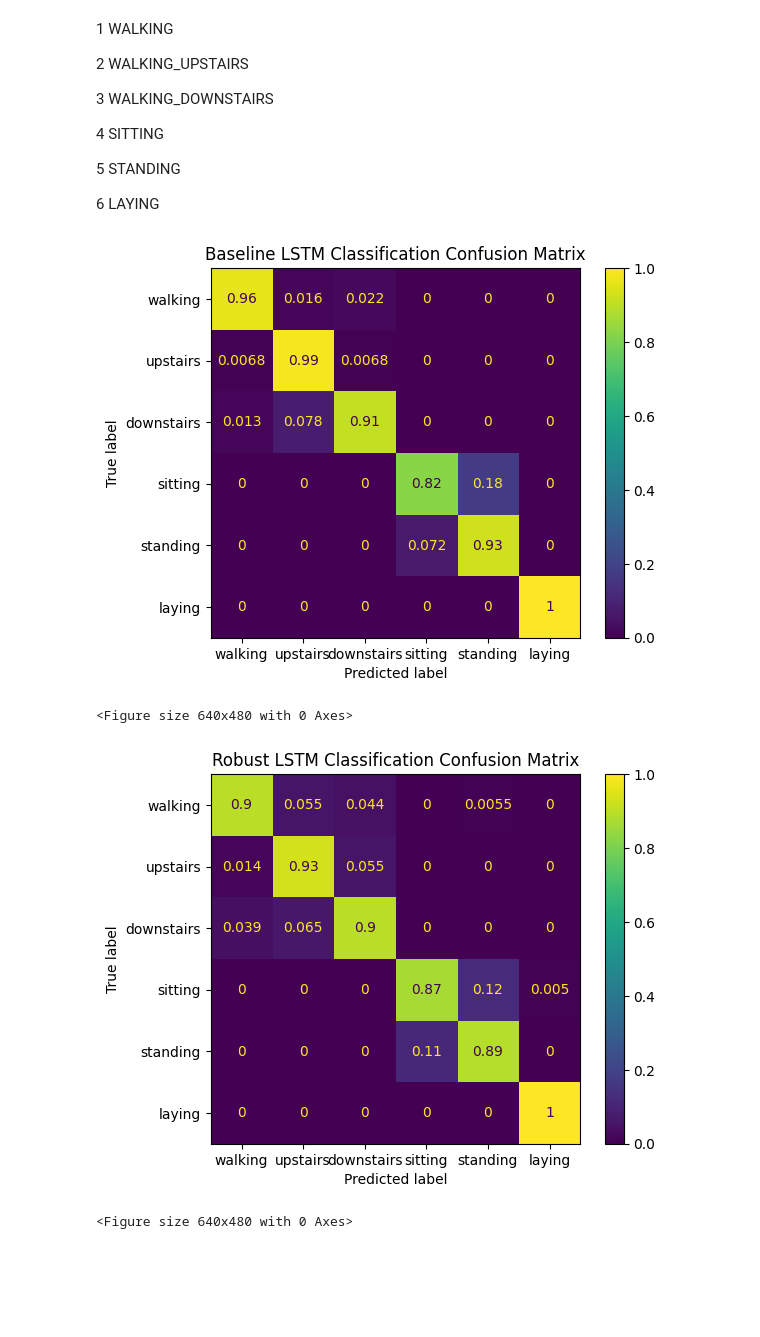
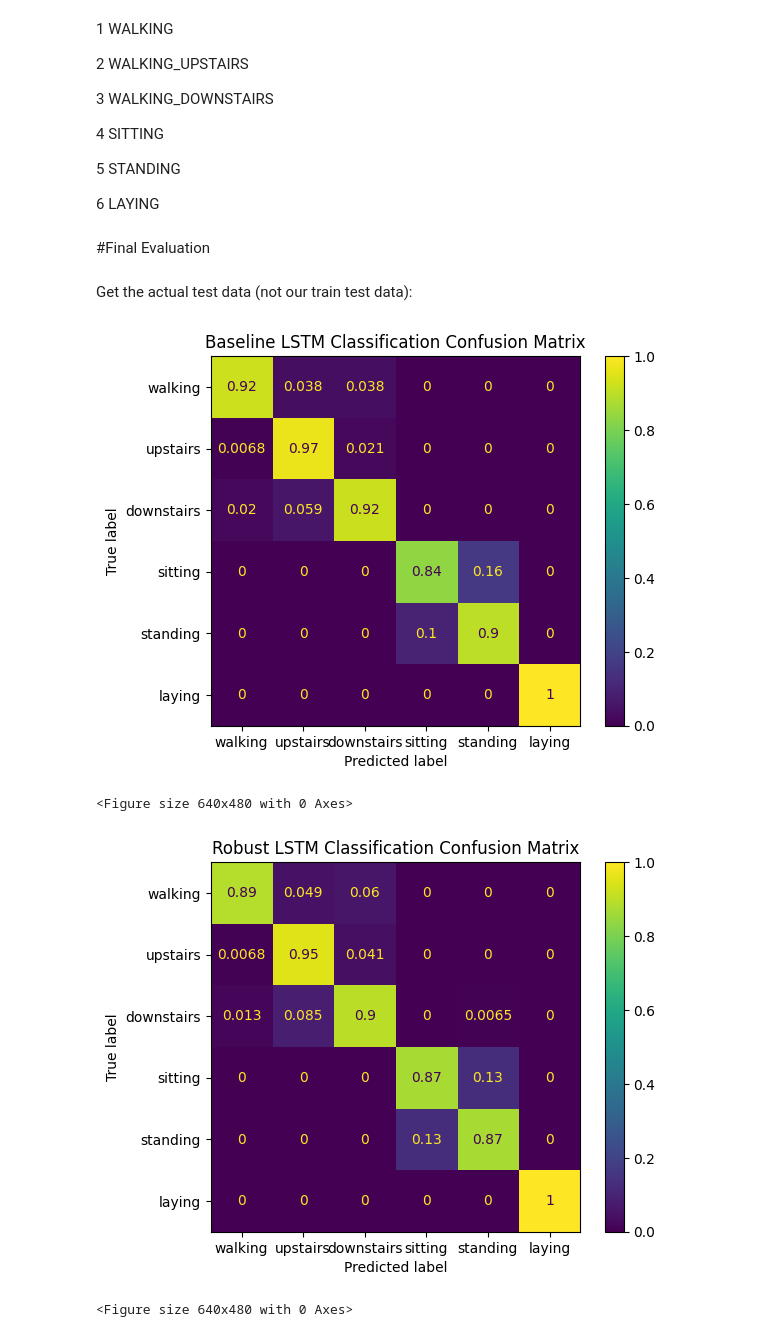
Before and after one commit to voronv27/Lab1, a Jupyter notebook: 03_rnn_and_inference.ipynb, the cells around one changed output. Drawn from its saved outputs; the diff is of its cells as text; code cells hidden in the pictures; blank space fills up the shorter version.

```diff
--- a/03_rnn_and_inference.ipynb
+++ b/03_rnn_and_inference.ipynb
@@ -185,7 +191,7 @@ class RobustLSTM(LSTMNetwork):
     # back propagation
     loss.backward()
 
-    torch.nn.utils.clip_grad_norm_(model.parameters(), max_norm=1.0)
+    torch.nn.utils.clip_grad_norm_(self.parameters(), max_norm=1.0)
     # adding gradient clipping
 
     self.optimizer.step()
@@ -236,41 +242,71 @@ Test accuracy: 0.914777878513146
 5 STANDING
 
 6 LAYING
+# %% [markdown]
+#Final Evaluation
+# %% [markdown]
+Get the actual test data (not our train test data):
+# %%
+# load data as torch tensor
+files = ['body_acc_x_test.txt',
+         'body_acc_y_test.txt',
+         'body_acc_z_test.txt',
+         'body_gyro_x_test.txt',
+         'body_gyro_y_test.txt',
+         'body_gyro_z_test.txt',
+         'total_acc_x_test.txt',
+         'total_acc_y_test.txt',
+         'total_acc_z_test.txt' ]
+
+# data will be in shape (C, N, T)
+x_test = []
+for file in files:
+    x_test.append(torch.from_numpy(np.loadtxt('drive/MyDrive/ColabData/lab2/Test/Inertial_Signals/' + file)))
+
+# convert to (N, C, T)
+x_test = torch.stack(x_test).permute(1, 0, 2) #rearranged so datapoints are 128 time steps with 9 features
+
+y_test = torch.from_numpy(np.loadtxt('drive/MyDrive/ColabData/lab2/Test/y_test.txt'))
+y_test = F.one_hot(y_test.long()- 1, num_classes=6).float()
+
+# convert to tensors
+x_test = torch.tensor(X_test, dtype=torch.float32).to(device)
+y_test = torch.tensor(Y_test, dtype=torch.float32).to(device)
 # %%
 from sklearn.metrics import confusion_matrix, ConfusionMatrixDisplay
 import numpy as np
 import matplotlib.pyplot as plt
 
 def plot_confusion_matrix(y_true, y_pred, title):
   y_true_categorical = np.argmax(y_true, axis=1)
   y_pred_categorical = np.argmax(y_pred, axis=1)
 
   display_labels = ["walking", "upstairs", "downstairs",\
                     "sitting", "standing", "laying"]
   cm = confusion_matrix(y_true_categorical, y_pred_categorical)
 
   cm_normalized = cm.astype('float') / cm.sum(axis=1)[:, np.newaxis]
 
   cm_display = ConfusionMatrixDisplay(confusion_matrix=cm_normalized,
                                       display_labels=display_labels)
   cm_display.plot()
   plt.title(title)
   plt.show()
   plt.clf()
 
 
-LSTM_y_pred = LSTM_model(X_test)
-plot_confusion_matrix(Y_test.cpu().detach().numpy(),
+LSTM_y_pred = LSTM_model(x_test)
+plot_confusion_matrix(y_test.cpu().detach().numpy(),
                       LSTM_y_pred.cpu().detach().numpy(),
                       "Baseline LSTM Classification Confusion Matrix")
 
-Robust_y_pred = robust_model(X_test)
-plot_confusion_matrix(Y_test.cpu().detach().numpy(),
+Robust_y_pred = robust_model(x_test)
+plot_confusion_matrix(y_test.cpu().detach().numpy(),
                       Robust_y_pred.cpu().detach().numpy(),
                       "Robust LSTM Classification Confusion Matrix")
 # %% [output]
-[figure, old version]
+[figure, new version]
 <Figure size 640x480 with 0 Axes>
-[figure, old version]
+[figure, new version]
 <Figure size 640x480 with 0 Axes>
 # %% [markdown]
```
Also changed, not shown: parts of 30 cells of this notebook.
